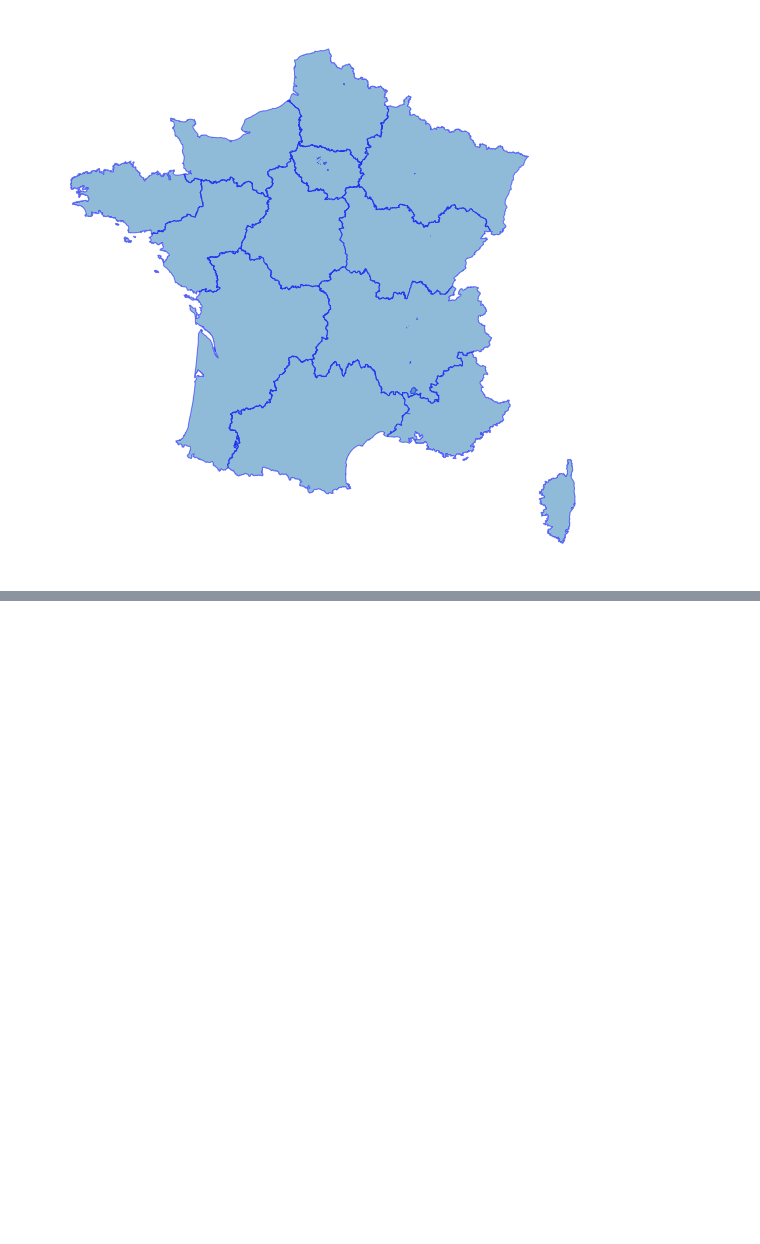
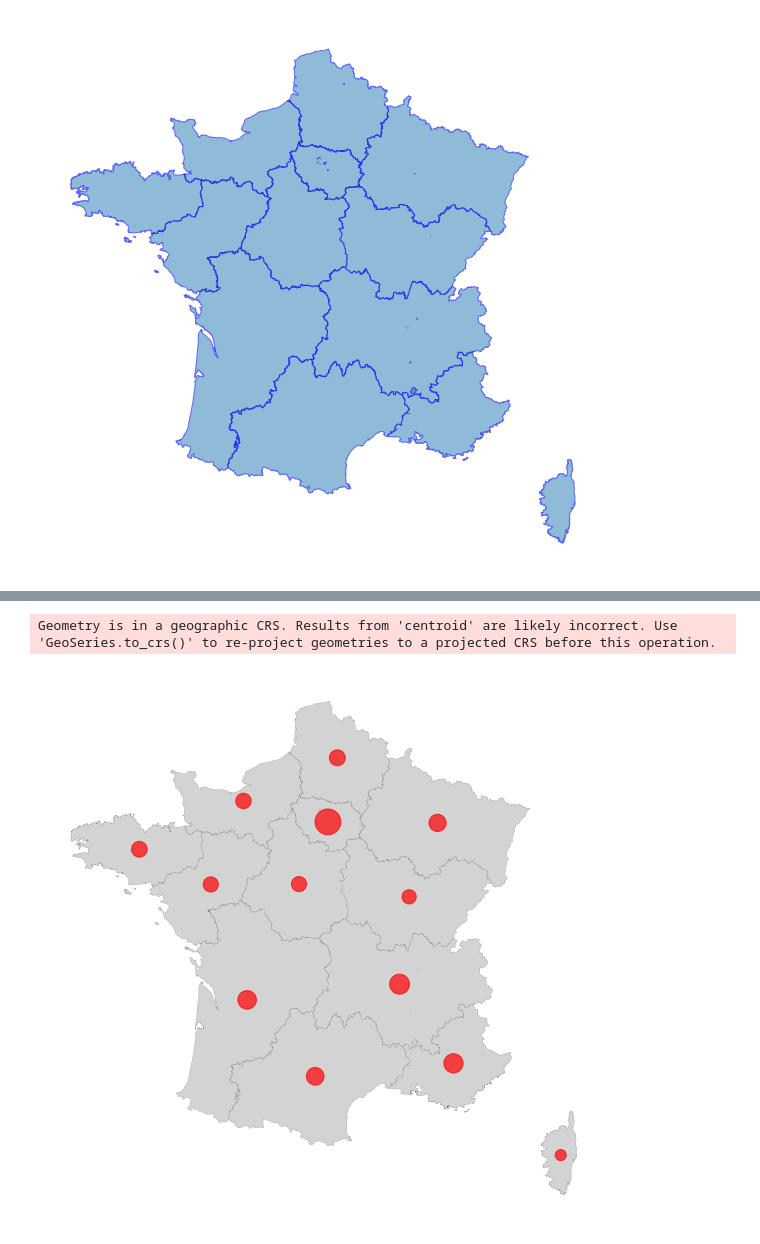
Before and after one commit to erwan-auchere/Projet-Python, a Jupyter notebook: map.ipynb, the cells around one changed output, grey strips where cells are left out. Drawn from its saved outputs; the diff is of its cells as text; code cells hidden in the pictures; blank space fills up the shorter version.

```diff
--- a/map.ipynb
+++ b/map.ipynb
@@ -52,0 +17,5 @@ caracteristiques['mortel'] = caracteristiques.Num_Acc.isin(ids_accidents_mortels
+# %%
+regions = gpd.read_file('regions_2015_metropole_region.geojson')
+regions['region'] = pd.Series(data=['Grand Est', 'Nouvelle-Aquitaine', 'Auvergne-Rhône-Alpes', 'Normandie', 'Bourgogne-Franche-Comté', 'Bretagne', 'Centre-Val de Loire', 'Corse', 'Île-de-France', 'Occitanie', 'Hauts-de-France', 'Pays de la Loire', "Provence-Alpes-Côte d'Azur"])
+regions = regions[['region', 'geometry']].set_index('region')
+regions
@@ -73,0 +55,8 @@ dtype('O')
+# %%
+accidents['region'] = accidents.dep.apply(lambda code_dep: departements.loc[code_dep, 'nom_region'] if len(code_dep)==2 else departements.loc['0'+code_dep, 'nom_region'])
+# %%
+accidents = accidents[['region', 'mortel']]
+regions['nb_accidents'] = accidents.groupby(by='region').count()['mortel']
+regions['nb_accidents_mortels'] = accidents.groupby(by='region').sum()['mortel']
+regions['prop_accidents_mortels'] = regions.nb_accidents_mortels / regions.nb_accidents
+regions
@@ -73,0 +79,13 @@ dtype('O')
+# %%
+regions_centroides = regions.copy()
+regions_centroides['geometry'] = regions.geometry.centroid
+
+fig, ax = plt.subplots(figsize=(10,10))
+regions.plot(ax=ax, color='lightgrey', edgecolor='black', linewidth=.1)
+regions_centroides.plot(ax=ax, color='red', markersize=5*regions_centroides.nb_accidents**.5, alpha=.7, legend=True)
+ax.axis('off')
+
+plt.show()
+# %% [output]
+Geometry is in a geographic CRS. Results from 'centroid' are likely incorrect. Use 'GeoSeries.to_crs()' to re-project geometries to a projected CRS before this operation.
+[figure, added]
```
Also changed, not shown: parts of 10 cells of this notebook.
